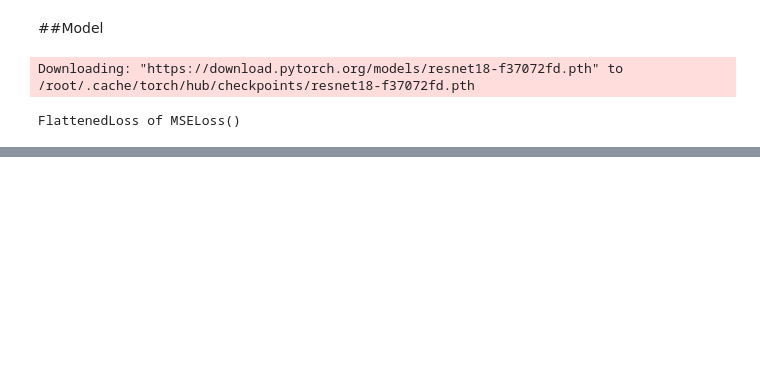
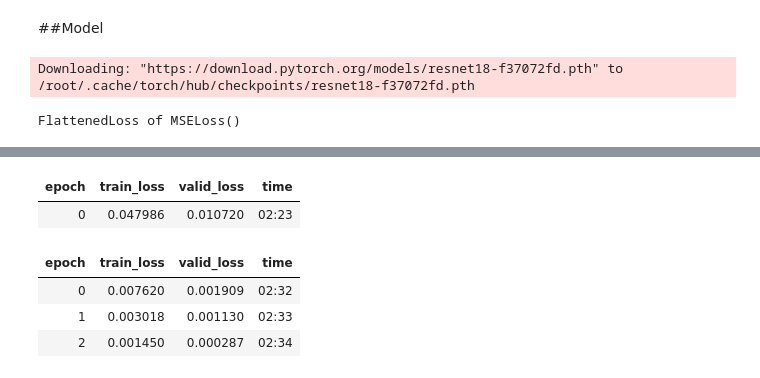
Before and after one commit to i-SanMartin/FastAI, a Jupyter notebook: 06_Multicat/Regression.ipynb, the cells around one changed output, grey strips where cells are left out. Drawn from its saved outputs; the diff is of its cells as text; code cells hidden in the pictures; blank space fills up the shorter version.

```diff
--- a/06_Multicat/Regression.ipynb
+++ b/06_Multicat/Regression.ipynb
@@ -122,0 +141,10 @@ FlattenedLoss of MSELoss()
+# %%
+lr = 1e-2
+learn.fine_tune(3, lr)
+# %% [output]
+| epoch | train_loss | valid_loss | time |
+| 0 | 0.047986 | 0.010720 | 02:23 |
+| epoch | train_loss | valid_loss | time |
+| 0 | 0.007620 | 0.001909 | 02:32 |
+| 1 | 0.003018 | 0.001130 | 02:33 |
+| 2 | 0.001450 | 0.000287 | 02:34 |
```
Also changed, not shown: parts of 13 cells of this notebook.
